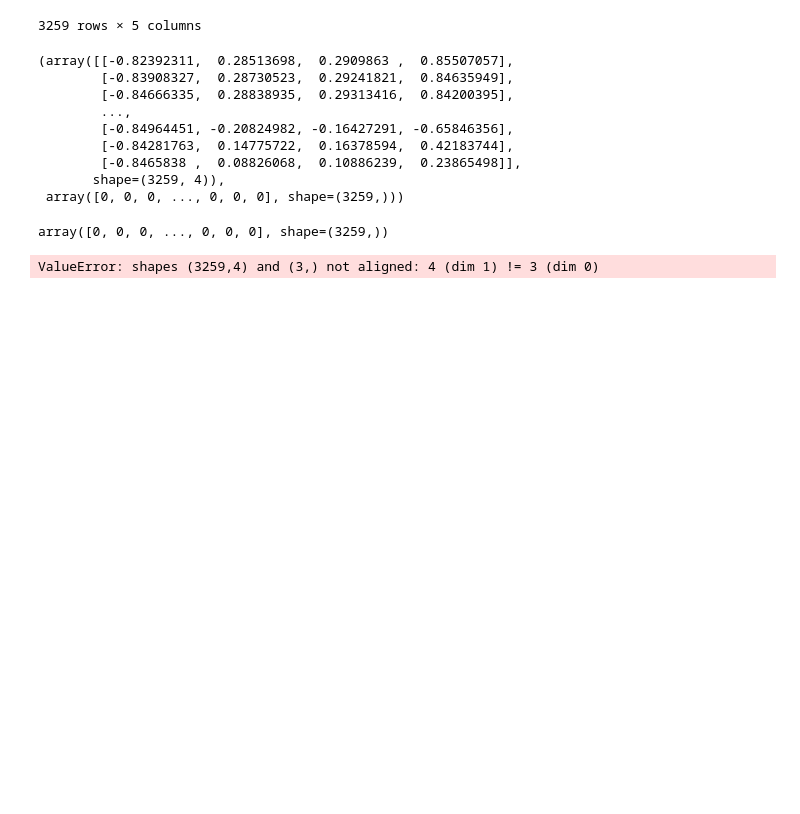
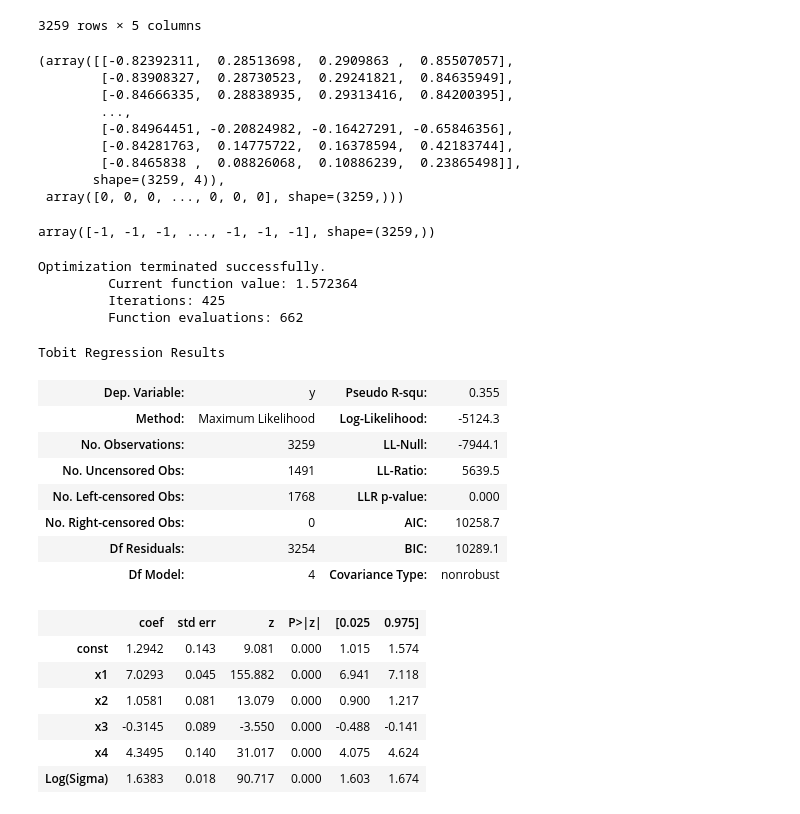
Before and after one commit to cynthiaWEpicCoder/MCM, a Jupyter notebook: PCA.ipynb, the cells around one changed output. Saved outputs shown, nothing was run; the diff lists cells and outputs as text; code cells hidden in the pictures; blank space fills up the shorter version.

```diff
--- a/PCA.ipynb
+++ b/PCA.ipynb
@@ -245,18 +248,35 @@ x, y
  array([0, 0, 0, ..., 0, 0, 0], shape=(3259,)))
 # %%
 # Define censoring information (left censoring at 0)
-cens = np.where(y == 0, 0, 1)  # 0 for censored, 1 for uncensored
+cens = np.where(y == 0, -1, 0)  # 1 for censored, 0 for uncensored
 cens
 # %% [output]
-array([0, 0, 0, ..., 0, 0, 0], shape=(3259,))
+array([-1, -1, -1, ..., -1, -1, -1], shape=(3259,))
 # %%
 # Fit the Tobit model
-tobit_model = Tobit(endog=y, exog=x, cens=cens)
+tobit_model = tobit.Tobit(endog=y, exog=x, cens=cens)
 results = tobit_model.fit()
 
 # Print the results
-print("Coefficients:", results['coefficients'])
-print("Standard Errors:", results['stderr'])
-print("Log-Likelihood:", results['loglikelihood'])
+results.summary()
 # %% [output]
-ValueError: shapes (3259,4) and (3,) not aligned: 4 (dim 1) != 3 (dim 0)
+Optimization terminated successfully.
+         Current function value: 1.572364
+         Iterations: 425
+         Function evaluations: 662
+Tobit Regression Results
+| Dep. Variable: | y | Pseudo R-squ: | 0.355 |
+| Method: | Maximum Likelihood | Log-Likelihood: | -5124.3 |
+| No. Observations: | 3259 | LL-Null: | -7944.1 |
+| No. Uncensored Obs: | 1491 | LL-Ratio: | 5639.5 |
+| No. Left-censored Obs: | 1768 | LLR p-value: | 0.000 |
+| No. Right-censored Obs: | 0 | AIC: | 10258.7 |
+| Df Residuals: | 3254 | BIC: | 10289.1 |
+| Df Model: | 4 | Covariance Type: | nonrobust |
+|  | coef | std err | z | P>|z| | [0.025 | 0.975] |
+| const | 1.2942 | 0.143 | 9.081 | 0.000 | 1.015 | 1.574 |
+| x1 | 7.0293 | 0.045 | 155.882 | 0.000 | 6.941 | 7.118 |
+| x2 | 1.0581 | 0.081 | 13.079 | 0.000 | 0.900 | 1.217 |
+| x3 | -0.3145 | 0.089 | -3.550 | 0.000 | -0.488 | -0.141 |
+| x4 | 4.3495 | 0.140 | 31.017 | 0.000 | 4.075 | 4.624 |
+| Log(Sigma) | 1.6383 | 0.018 | 90.717 | 0.000 | 1.603 | 1.674 |
```
Also changed, not shown: parts of 2 cells of this notebook.
